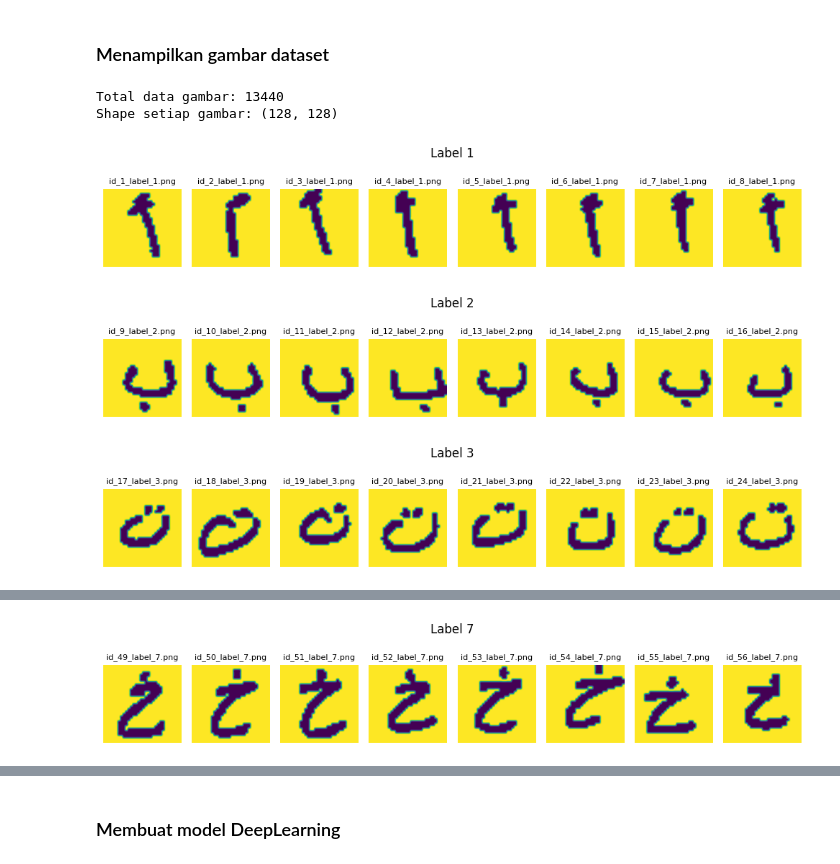
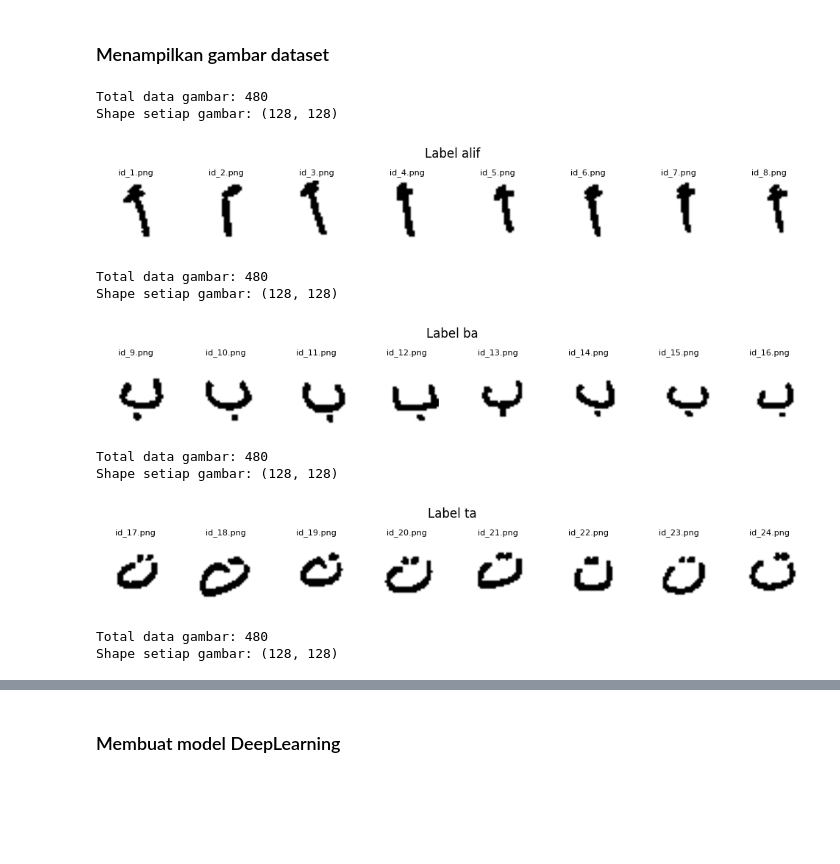
Before and after one commit to adilagagagah/KKN-HijaiyahCam, a Jupyter notebook: main2.ipynb, the cells around one changed output, grey strips where cells are left out. Saved outputs shown, nothing was run; the diff lists cells and outputs as text; code cells hidden in the pictures; blank space fills up the shorter version.

```diff
--- a/main2.ipynb
+++ b/main2.ipynb
@@ -23,58 +75,55 @@ import pocketsphinx
 # %% [markdown]
 ### Menampilkan gambar dataset
 # %%
-source_folder = r"C:\Users\gagah\Desktop\KKN\data\Train Images 13440x32x32\train"
+base_folder = "data\Data_Train_Images"
+images_per_row = 8
 size = 128
 
-images_with_filenames = []
-
-def extract_id(filename):
-    match = re.search(r'id_(\d+)_', filename)
+def extract_number(filename):
+    match = re.search(r'_(\d+)', filename)
     return int(match.group(1)) if match else -1
 
-file_list = [f for f in os.listdir(source_folder) if f.endswith(".jpg") or f.endswith(".png")]
-file_list.sort(key=extract_id)
+folders = [f for f in os.listdir(base_folder)]
+sorted_folders = sorted(folders, key=extract_number)
 
-for filename in file_list:
-    img_path = os.path.join(source_folder, filename)
-    img = Image.open(img_path)
-    img = ImageOps.invert(img).convert('L')
-    img = img.resize((size, size))
-    img_array = np.array(img)
-    images_with_filenames.append((img_array, filename))
+for label in sorted_folders:
+    images_with_filenames = []
 
-images = np.array([img[0] for img in images_with_filenames])
-filenames = [img[1] for img in images_with_filenames]
+    label_directory = os.path.join(base_folder, label)
+    file_list = [f for f in os.listdir(label_directory) if f.endswith(".png")]
+    file_list.sort(key=extract_number)
 
-print(f'Total data gambar: {len(images)}')
-print(f'Shape setiap gambar: {images[0].shape}')
+    for filename in file_list:
+        img_path = os.path.join(label_directory, filename)
+        img = Image.open(img_path)
+        img = img.resize((size, size))
+        img_array = np.array(img)
+        images_with_filenames.append((img_array, filename))
 
+    images = np.array([img[0] for img in images_with_filenames])
+    print(f'Total data gambar: {len(images)}')
+    print(f'Shape setiap gambar: {images[0].shape}')
 
-# Memunculkan gambar
-# Memisahkan gambar berdasarkan label
-label_dict = {}
-for img_array, filename in images_with_filenames:
-    match = re.search(r'label_(\d+)', filename)
-    if match:
-        label = int(match.group(1))
-        if label not in label_dict:
-            label_dict[label] = []
-        label_dict[label].append((img_array, filename))
+    # Plot the images
+    fig, axes = plt.subplots(1, images_per_row, figsize=(10, 1.5))
+    axes = axes.ravel()
+    for i in range(8):
+        axes[i].imshow(images_with_filenames[i][0], cmap='gray')
+        axes[i].axis('off')
+        axes[i].set_title(images_with_filenames[i][1], fontsize=8)
 
-# Menampilkan gambar per label
-for label, images in label_dict.items():
-    fig, axes = plt.subplots(1, 8, figsize=(10, 2))
-    axes = axes.ravel()
-    for i in range(min(8, len(images))):
-        axes[i].imshow(images[i][0])
-        axes[i].axis('off')
-        axes[i].set_title(images[i][1], fontsize=8)
-    plt.suptitle(f'Label {label}')
+    plt.suptitle(f'Label {lab_to_text[label]}')
     plt.tight_layout()
     plt.show()
 # %% [output]
-Total data gambar: 13440
+Total data gambar: 480
 Shape setiap gambar: (128, 128)
-[figure, old version]
+[figure, new version]
+Total data gambar: 480
+Shape setiap gambar: (128, 128)
-[figure, old version]
+[figure, new version]
+Total data gambar: 480
+Shape setiap gambar: (128, 128)
-[figure, old version]
+[figure, new version]
+Total data gambar: 480
+Shape setiap gambar: (128, 128)
@@ -84 +136,0 @@ Shape setiap gambar: (128, 128)
-[figure, removed]
```
Also changed, not shown: parts of 17 cells of this notebook, 4 other files.
